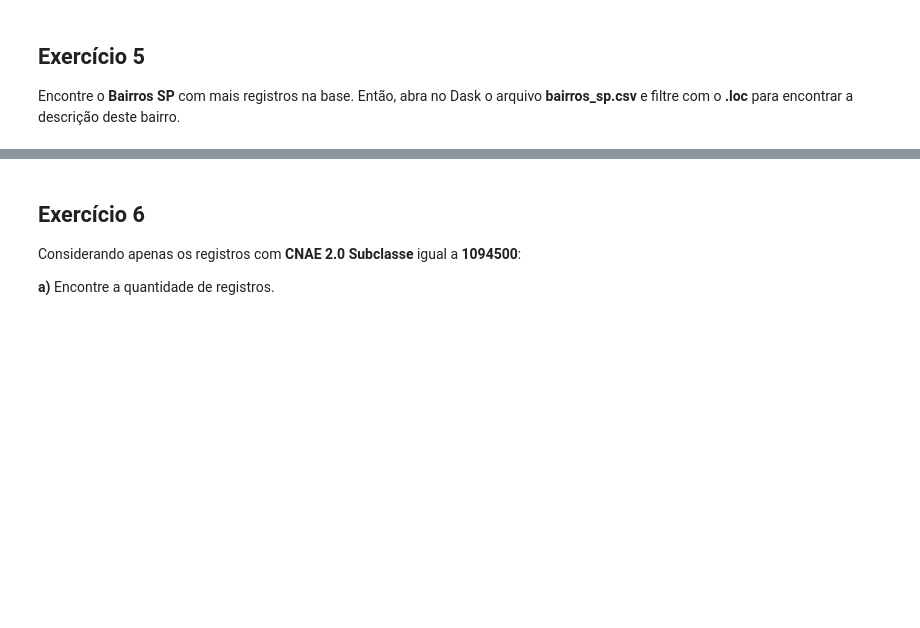
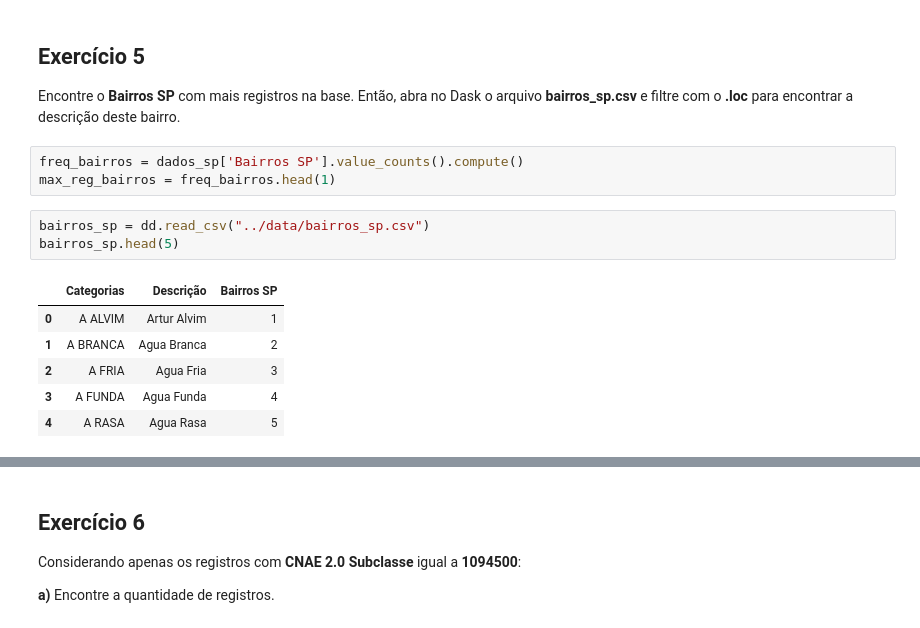
Before and after one commit to fran-janela/big-data-for-public-datasets-class, a Jupyter notebook: a02-dask/notebooks/aula02.ipynb, the cells around one changed output, grey strips where cells are left out. Cells and saved outputs as stored; diff of their text form; blank space fills up the shorter version.

```diff
--- a/a02-dask/notebooks/aula02.ipynb
+++ b/a02-dask/notebooks/aula02.ipynb
@@ -572,3 +575,16 @@ R:
 ## Exercício 5
 
 Encontre o **Bairros SP** com mais registros na base. Então, abra no Dask o arquivo **bairros_sp.csv** e filtre com o **.loc** para encontrar a descrição deste bairro.
+# %%
+freq_bairros = dados_sp['Bairros SP'].value_counts().compute()
+max_reg_bairros = freq_bairros.head(1)
+# %%
+bairros_sp = dd.read_csv("../data/bairros_sp.csv")
+bairros_sp.head(5)
+# %% [output]
+|  | Categorias | Descrição | Bairros SP |
+| 0 | A ALVIM | Artur Alvim | 1 |
+| 1 | A BRANCA | Agua Branca | 2 |
+| 2 | A FRIA | Agua Fria | 3 |
+| 3 | A FUNDA | Agua Funda | 4 |
+| 4 | A RASA | Agua Rasa | 5 |
```
Also changed, not shown: parts of 21 cells of this notebook, 5 other files.
